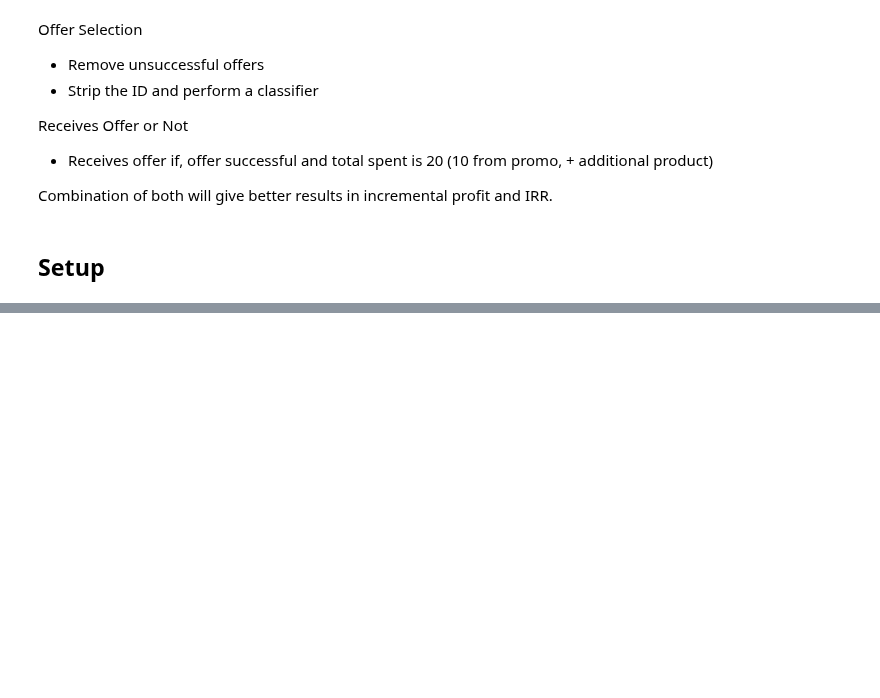
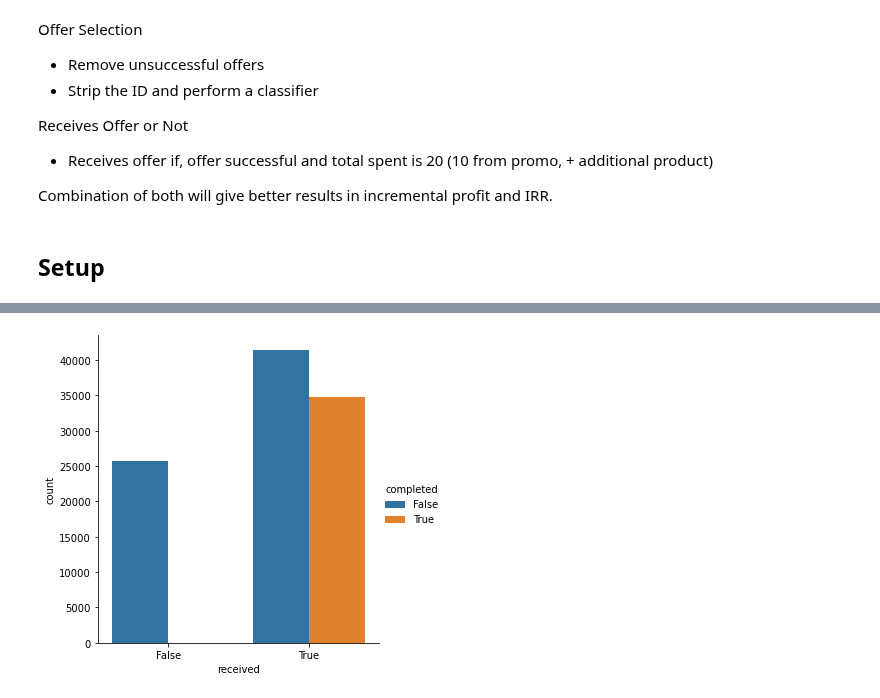
Before and after one commit to netxph/sb-capstone, a Jupyter notebook: notebooks/06 - Predictive and Modelling.ipynb, the cells around one changed output, grey strips where cells are left out. Drawn from its saved outputs; the diff is of its cells as text; code cells hidden in the pictures; blank space fills up the shorter version.

```diff
--- a/notebooks/06 - Predictive and Modelling.ipynb
+++ b/notebooks/06 - Predictive and Modelling.ipynb
@@ -67,0 +93,4 @@ dtype: object
+# %%
+sns.catplot(data=transcript_group, kind="count", x="received", hue="completed");
+# %% [output]
+[figure, added]
```
Also changed, not shown: parts of 25 cells of this notebook, 5 other files.
